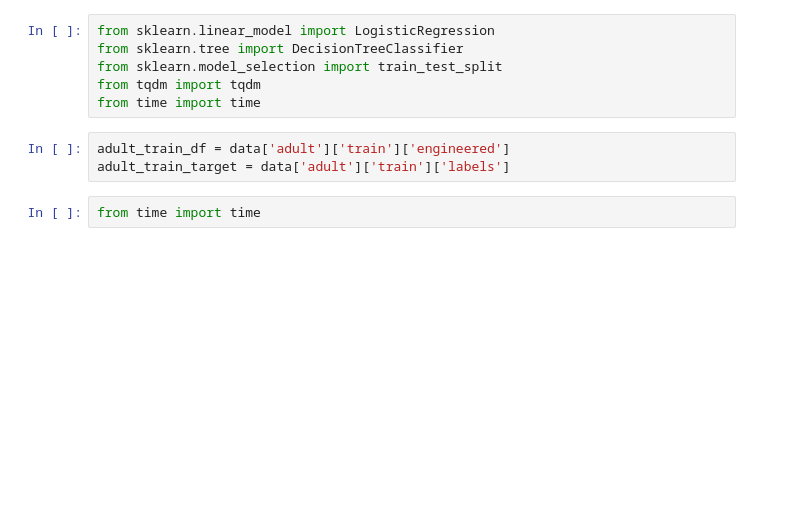
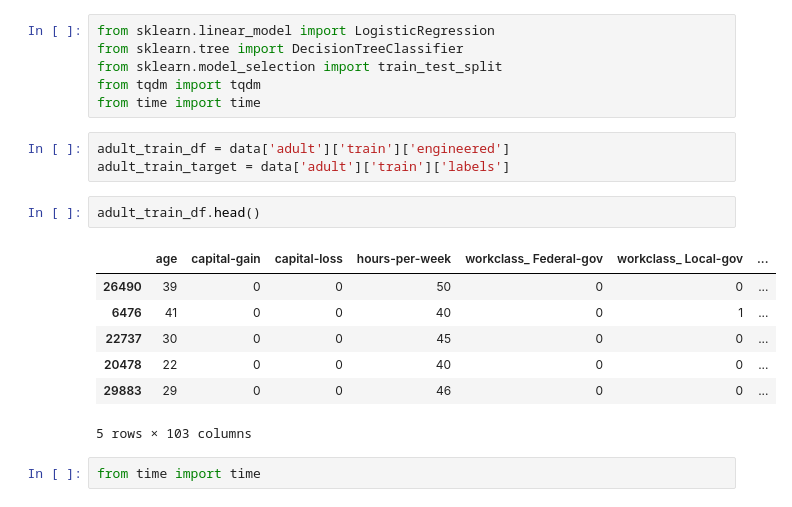
Before and after one commit to neeshu89/2018-W-450-4, a Jupyter notebook: 06-hyper-parameter-tuning/ipynb/01-Logistic-Regression-Tuning.ipynb, the cells around one changed output. Drawn from its saved outputs; the diff is of its cells as text; blank space fills up the shorter version.

```diff
--- a/06-hyper-parameter-tuning/ipynb/01-Logistic-Regression-Tuning.ipynb
+++ b/06-hyper-parameter-tuning/ipynb/01-Logistic-Regression-Tuning.ipynb
@@ -20,6 +22,16 @@ from time import time
 # %%
 adult_train_df = data['adult']['train']['engineered']
 adult_train_target = data['adult']['train']['labels']
+# %%
+adult_train_df.head()
+# %% [output]
+|  | age | capital-gain | capital-loss | hours-per-week | workclass_ Federal-gov | workclass_ Local-gov | ... |
+| 26490 | 39 | 0 | 0 | 50 | 0 | 0 | ... |
+| 6476 | 41 | 0 | 0 | 40 | 0 | 1 | ... |
+| 22737 | 30 | 0 | 0 | 45 | 0 | 0 | ... |
+| 20478 | 22 | 0 | 0 | 40 | 0 | 0 | ... |
+| 29883 | 29 | 0 | 0 | 46 | 0 | 0 | ... |
+5 rows × 103 columns
 # %%
 from time import time
 # %%
```
Also changed, not shown: parts of 12 cells of this notebook, 2 other files.
